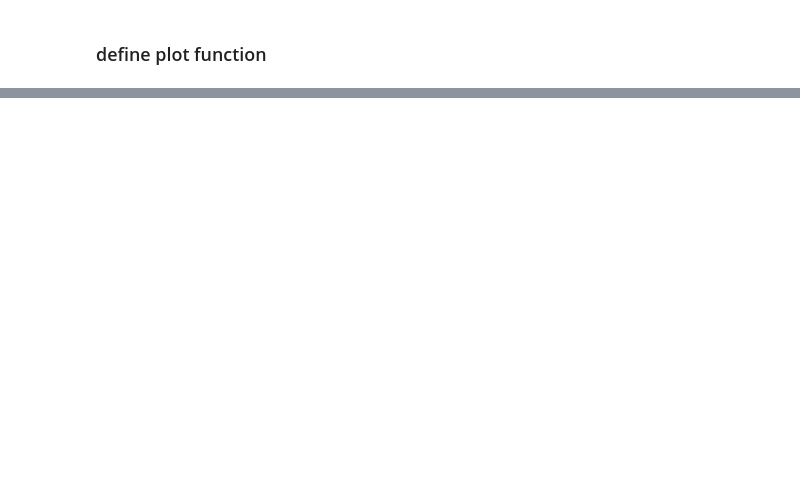
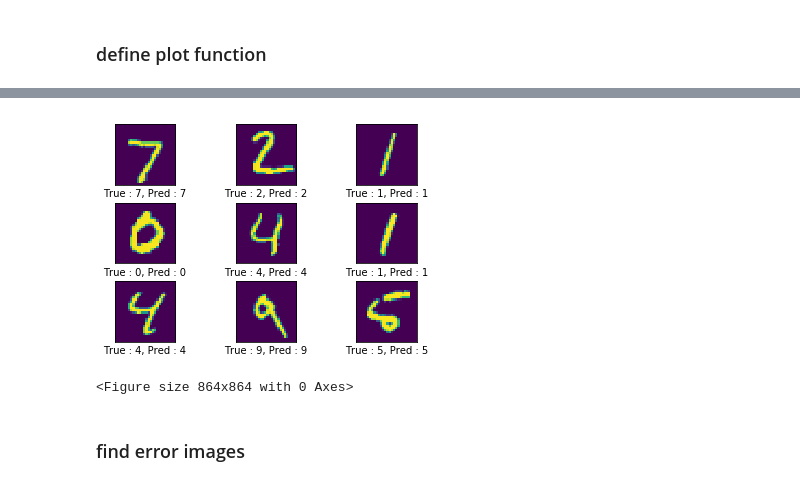
Before and after one commit to sunnyswag/ml_dl_assignments, a Jupyter notebook: assignment_5/assignment_5.ipynb, the cells around one changed output, grey strips where cells are left out. Saved outputs shown, nothing was run; the diff lists cells and outputs as text; code cells hidden in the pictures; blank space fills up the shorter version.

```diff
--- a/assignment_5/assignment_5.ipynb
+++ b/assignment_5/assignment_5.ipynb
@@ -72,0 +92,12 @@ def plot_images(images, cls_true, cls_pred=None):
+# %%
+model = Sequential([
+    Conv2D(filters=16, kernel_size=5, padding='same', activation='relu',
+          input_shape=img_shape_full),
+    Conv2D(filters=32, kernel_size=5, padding='same', activation='relu'),
+    MaxPool2D(),
+    Flatten(),
+    Dense(128, activation='relu'),
+    Dense(num_classes, activation='softmax')
+])
+
+model.summary()
@@ -72,0 +127,10 @@ def plot_images(images, cls_true, cls_pred=None):
+# %%
+model.compile(loss='categorical_crossentropy',
+             optimizer=Adam(),
+             metrics=['accuracy'])
+# %%
+model.fit(x_train, y_train,
+         batch_size=128,
+         epochs=1,
+         verbose=1,
+         validation_data=(x_test, y_test))
@@ -72,0 +149,4 @@ def plot_images(images, cls_true, cls_pred=None):
+# %%
+cls_pred = model.predict(x_test[:9],
+                         batch_size=3,
+                         verbose=1)
@@ -72,0 +155,9 @@ def plot_images(images, cls_true, cls_pred=None):
+# %%
+plot_images(x_test[:9],
+            np.argmax(y_test[:9], axis=1),
+            np.argmax(cls_pred, axis=1))
+# %% [output]
+[figure, added]
+<Figure size 864x864 with 0 Axes>
+# %% [markdown]
+### find error images
```
Also changed, not shown: parts of 33 cells of this notebook, 2 other files.
